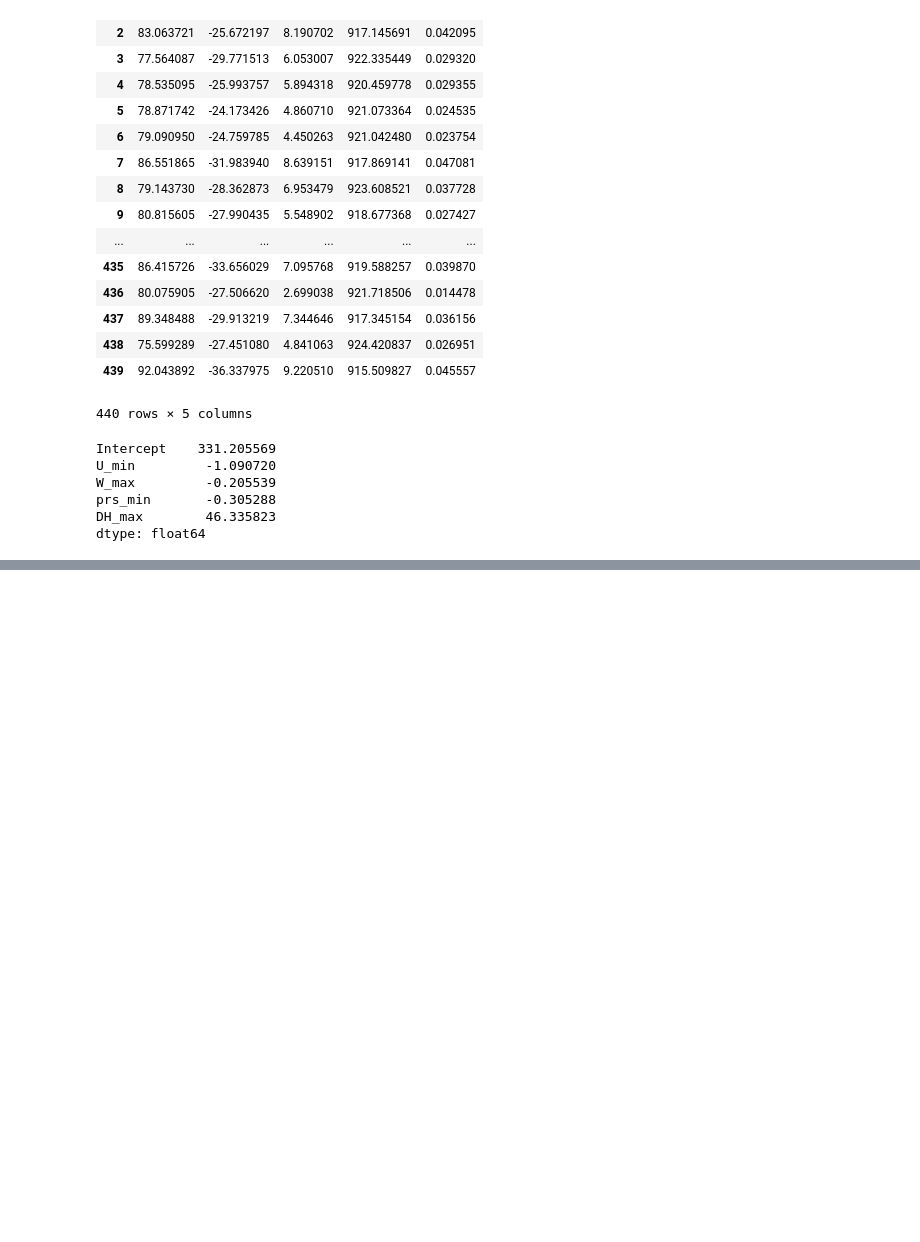
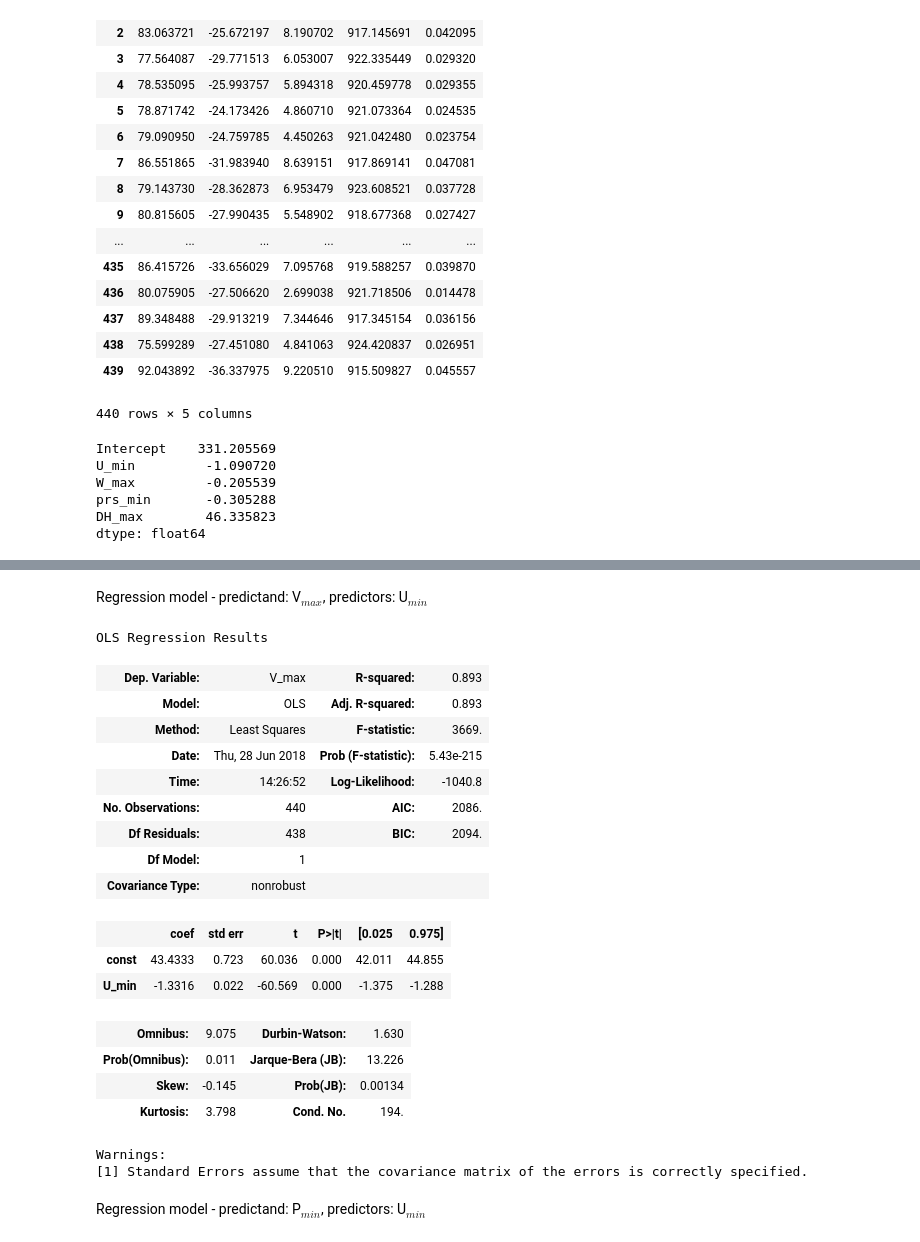
Before and after one commit to CourtneyQuinn/MOSS, a Jupyter notebook: AC_exploredata.ipynb, the cells around one changed output, grey strips where cells are left out. Cells and saved outputs as stored; diff of their text form; code cells hidden in the pictures; blank space fills up the shorter version.

```diff
--- a/AC_exploredata.ipynb
+++ b/AC_exploredata.ipynb
@@ -259,3 +288,35 @@ Warnings:
 [1] Standard Errors assume that the covariance matrix of the errors is correctly specified.
 [2] The condition number is large, 1.57e+05. This might indicate that there are
 strong multicollinearity or other numerical problems.
+# %% [markdown]
+Regression model -
+predictand: V$_{max}$, predictors: U$_{min}$
+# %%
+df3_x=pd.DataFrame(df_x, columns=['const','U_min'])
+# %%
+model3 = sm.OLS(df_y, df3_x).fit() ## sm.OLS(output, input)
+predictions = model3.predict(df3_x)
+model3.summary()
+# %% [output]
+OLS Regression Results
+| Dep. Variable: | V_max | R-squared: | 0.893 |
+| Model: | OLS | Adj. R-squared: | 0.893 |
+| Method: | Least Squares | F-statistic: | 3669. |
+| Date: | Thu, 28 Jun 2018 | Prob (F-statistic): | 5.43e-215 |
+| Time: | 14:26:52 | Log-Likelihood: | -1040.8 |
+| No. Observations: | 440 | AIC: | 2086. |
+| Df Residuals: | 438 | BIC: | 2094. |
+| Df Model: | 1 |  |  |
+| Covariance Type: | nonrobust |  |  |
+|  | coef | std err | t | P>|t| | [0.025 | 0.975] |
+| const | 43.4333 | 0.723 | 60.036 | 0.000 | 42.011 | 44.855 |
+| U_min | -1.3316 | 0.022 | -60.569 | 0.000 | -1.375 | -1.288 |
+| Omnibus: | 9.075 | Durbin-Watson: | 1.630 |
+| Prob(Omnibus): | 0.011 | Jarque-Bera (JB): | 13.226 |
+| Skew: | -0.145 | Prob(JB): | 0.00134 |
+| Kurtosis: | 3.798 | Cond. No. | 194. |
+Warnings:
+[1] Standard Errors assume that the covariance matrix of the errors is correctly specified.
+# %% [markdown]
+Regression model -
+predictand: P$_{min}$, predictors: U$_{min}$
```
Also changed, not shown: parts of 30 cells of this notebook.
